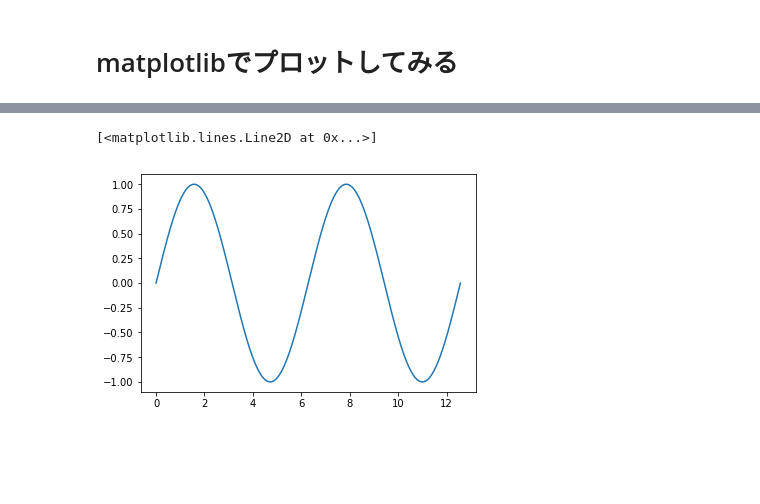
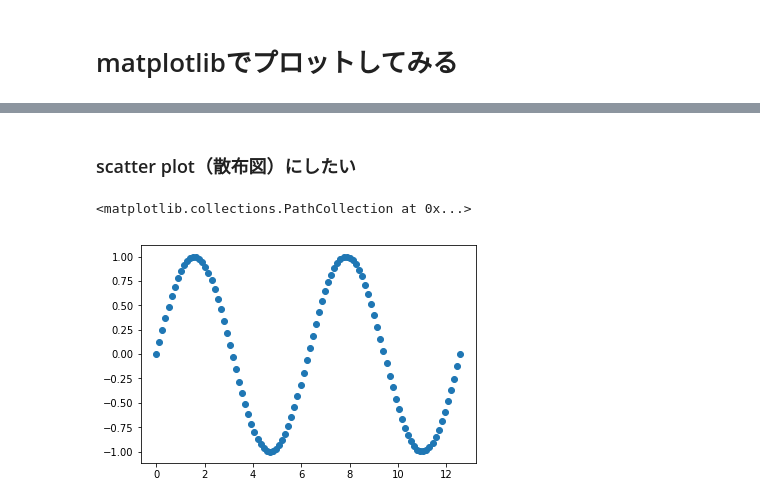
Before and after one commit to Ippai-Attena/Python_beginner, a Jupyter notebook: visualization/chap1.ipynb, the cells around one changed output, grey strips where cells are left out. Cells and saved outputs as stored; diff of their text form; code cells hidden in the pictures; blank space fills up the shorter version.

Commit message:
add matplotlib ex.

```diff
--- a/visualization/chap1.ipynb
+++ b/visualization/chap1.ipynb
@@ -46,0 +111,4 @@ y = np.sin(x)
+# %%
+x = np.linspace(0,4*np.pi,100)   #0-4piまでを100分割
+y = np.sin(x)   #sin(x)を計算。（100個の値が出てくる）
+plt.plot(x,y)
@@ -47,5 +128,7 @@ y = np.sin(x)
+# %% [markdown]
+### scatter plot（散布図）にしたい
 # %%
-plt.plot(x,y)
+plt.scatter(x,y)
 # %% [output]
-[<matplotlib.lines.Line2D at 0x...>]
+<matplotlib.collections.PathCollection at 0x...>
-[figure, old version]
+[figure, new version]
```
Also changed, not shown: parts of 44 cells of this notebook.
